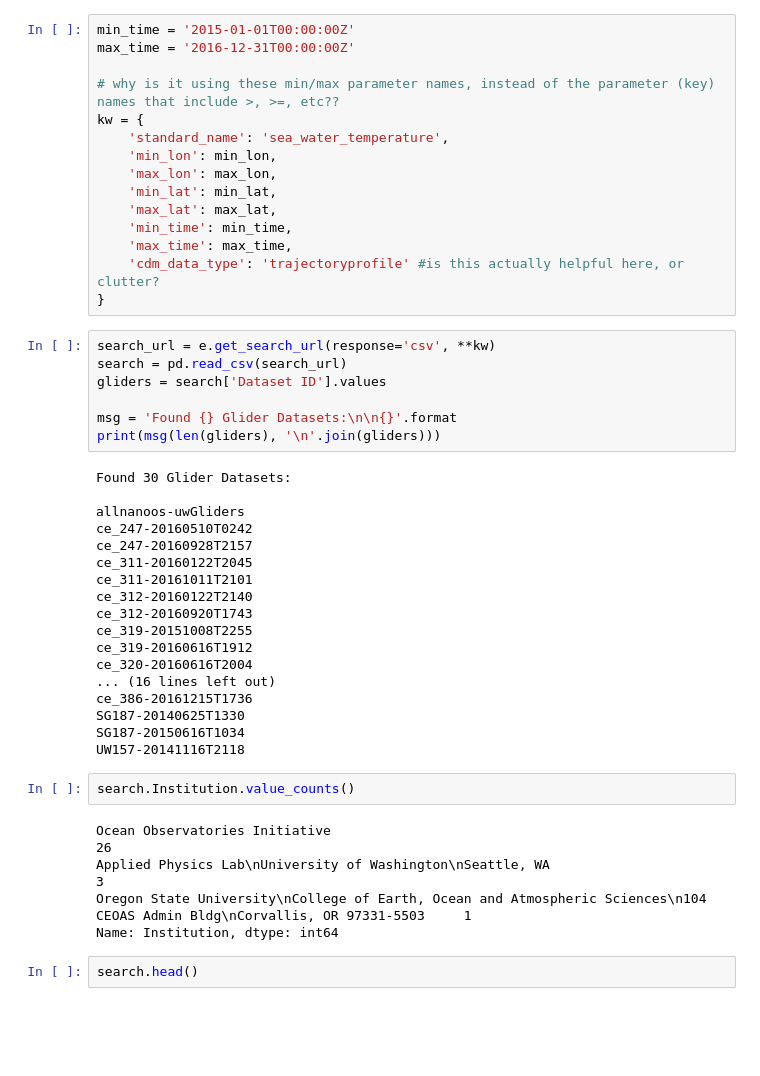
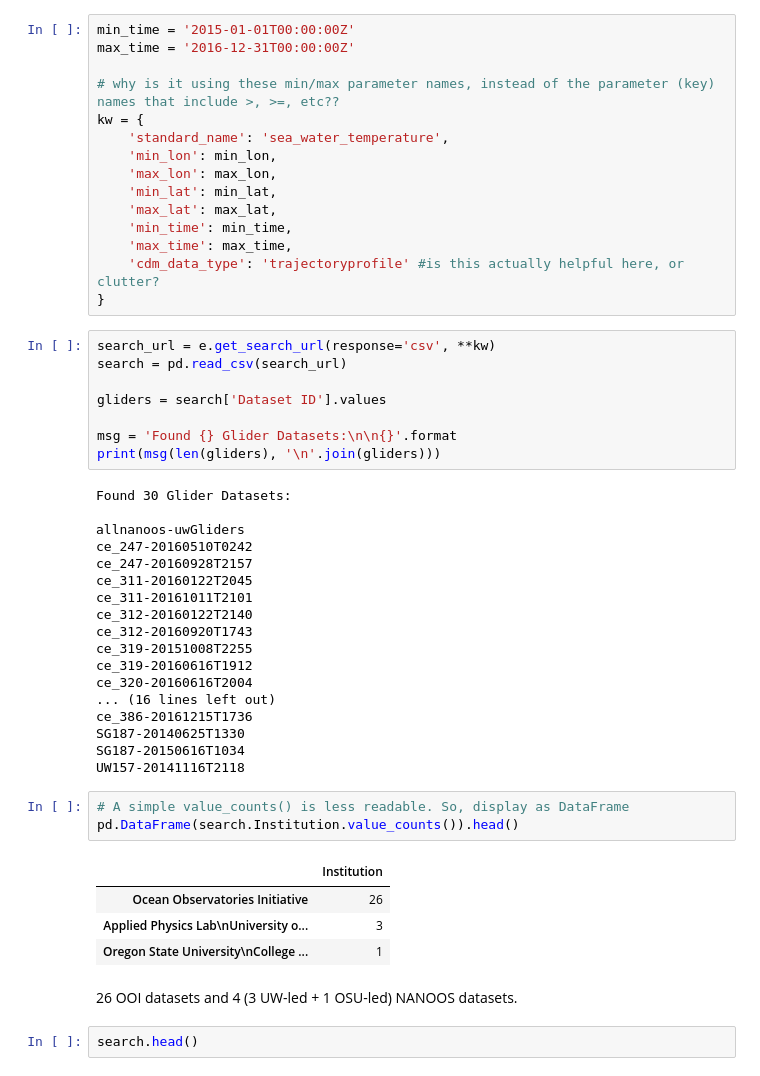
Before and after one commit to oceanhackweek/ohw2018_tutorials, a Jupyter notebook: day2/ioos_data_access/03-gliderdac_erddapy.ipynb, the cells around one changed output. Saved outputs shown, nothing was run; the diff lists cells and outputs as text; blank space fills up the shorter version.

```diff
--- a/day2/ioos_data_access/03-gliderdac_erddapy.ipynb
+++ b/day2/ioos_data_access/03-gliderdac_erddapy.ipynb
@@ -75,6 +84,7 @@ kw = {
 # %%
 search_url = e.get_search_url(response='csv', **kw)
 search = pd.read_csv(search_url)
+
 gliders = search['Dataset ID'].values
 
 msg = 'Found {} Glider Datasets:\n\n{}'.format
@@ -97,13 +107,16 @@ ce_386-20161215T1736
 SG187-20140625T1330
 SG187-20150616T1034
 UW157-20141116T2118
-# %%
-search.Institution.value_counts()
-# %% [output]
-Ocean Observatories Initiative                                                                                               26
-Applied Physics Lab\nUniversity of Washington\nSeattle, WA                                                                    3
-Oregon State University\nCollege of Earth, Ocean and Atmospheric Sciences\n104 CEOAS Admin Bldg\nCorvallis, OR 97331-5503     1
-Name: Institution, dtype: int64
+# %%
+# A simple value_counts() is less readable. So, display as DataFrame
+pd.DataFrame(search.Institution.value_counts()).head()
+# %% [output]
+|  | Institution |
+| Ocean Observatories Initiative | 26 |
+| Applied Physics Lab\nUniversity o... | 3 |
+| Oregon State University\nCollege ... | 1 |
+# %% [markdown]
+26 OOI datasets and 4 (3 UW-led + 1 OSU-led) NANOOS datasets.
 # %%
 search.head()
 # %% [output]
```
Also changed, not shown: parts of 56 cells of this notebook, 3 other files.
